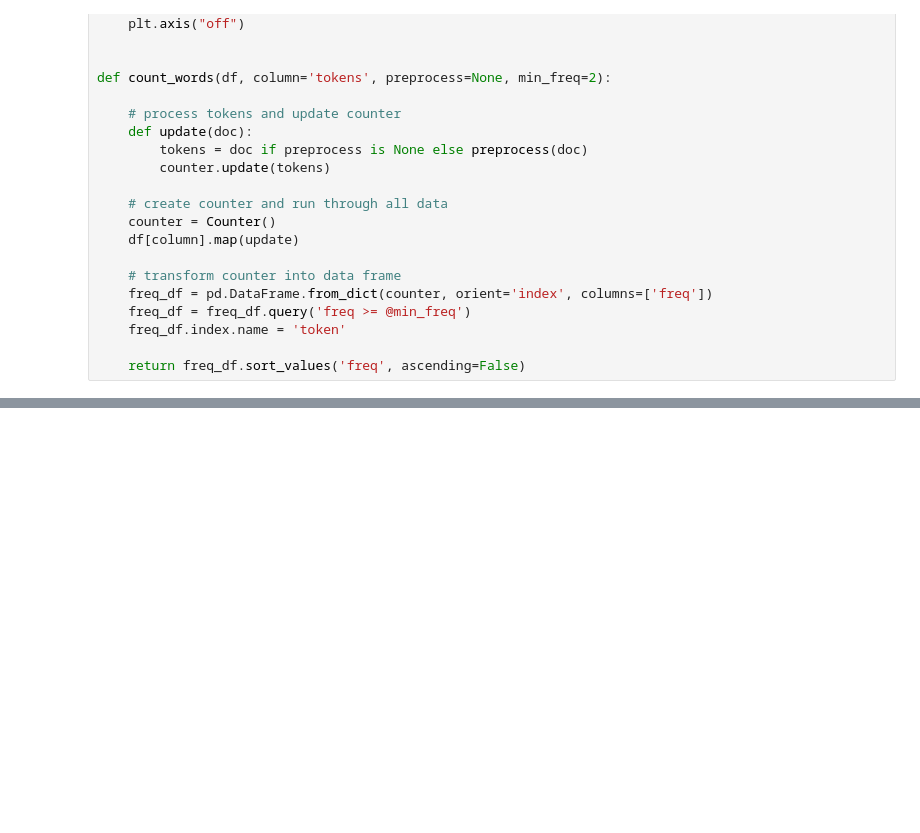
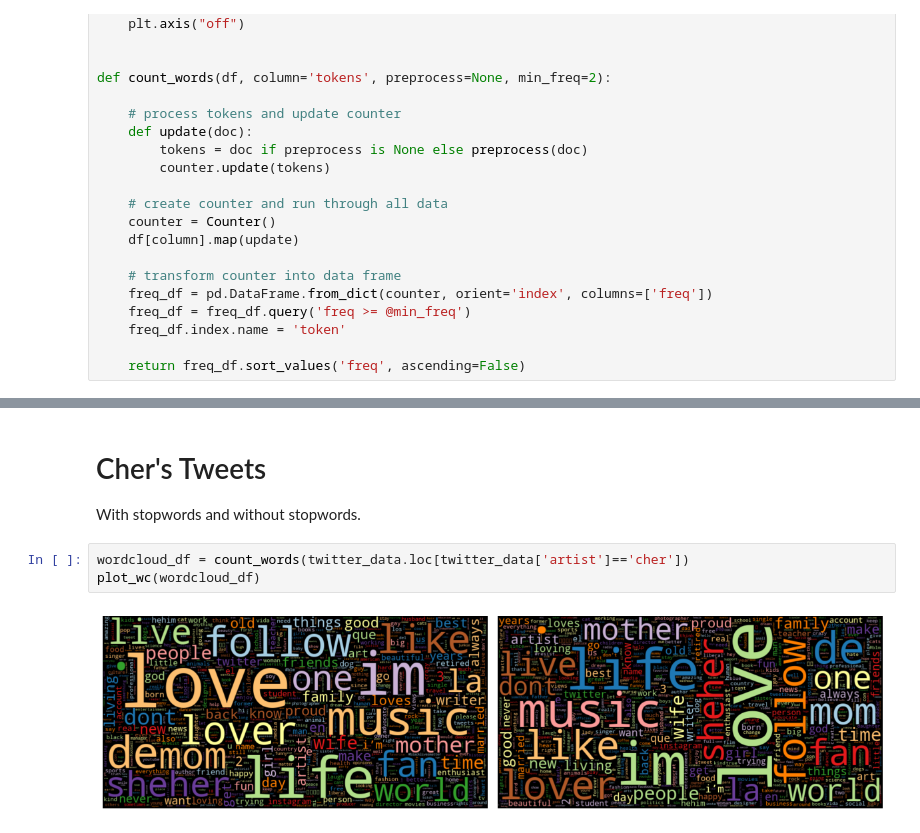
Before and after one commit to zachfreitas/Assignment-3.1-Group-Comparison, a Jupyter notebook: Group Comparison.ipynb, the cells around one changed output, grey strips where cells are left out. Saved outputs shown, nothing was run; the diff lists cells and outputs as text; blank space fills up the shorter version.

```diff
--- a/Group Comparison.ipynb
+++ b/Group Comparison.ipynb
@@ -656,0 +706,8 @@ def count_words(df, column='tokens', preprocess=None, min_freq=2):
+# %% [markdown]
+# Cher's Tweets
+With stopwords and without stopwords.
+# %%
+wordcloud_df = count_words(twitter_data.loc[twitter_data['artist']=='cher'])
+plot_wc(wordcloud_df)
+# %% [output]
+[figure, added]
```
Also changed, not shown: parts of 11 cells of this notebook.
